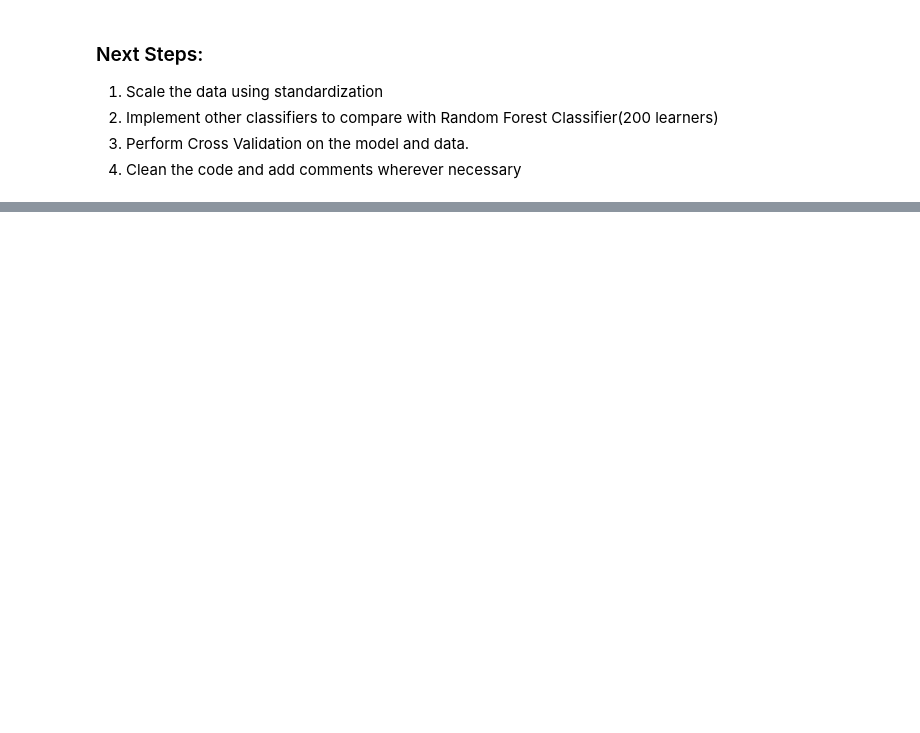
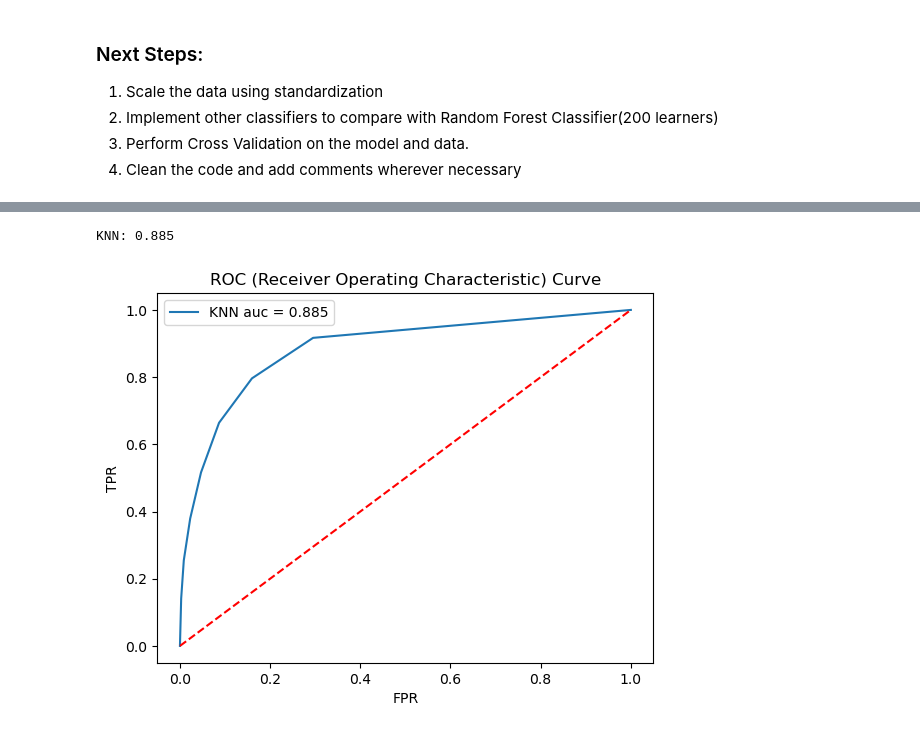
Before and after one commit to RBelgundi-6475/Term_Project_CS5644, a Jupyter notebook: Term_Project.ipynb, the cells around one changed output, grey strips where cells are left out. Saved outputs shown, nothing was run; the diff lists cells and outputs as text; code cells hidden in the pictures; blank space fills up the shorter version.

Commit message:
Added KNN model, updated stratify=y, updated AUC, ROC

```diff
--- a/Term_Project.ipynb
+++ b/Term_Project.ipynb
@@ -900,3 +912,7 @@ plt.show()
 2. Implement other classifiers to compare with Random Forest Classifier(200 learners)
 3. Perform Cross Validation on the model and data.
 4. Clean the code and add comments wherever necessary
+# %%
+features = list(scores_df[scores_df['Importance']>=0.001]['Features'])
+print(features)
+print('Length:',len(features))
@@ -903,6 +922,14 @@ plt.show()
+# %%
+#### Note: As features are finalized we can now go ahead with standardization
+# def standardize_data(df):
+columns = ['Distance(mi)', 'duration_hours', 'Pressure(in)', 'Temperature(F)', 'duration_months', 'Visibility(mi)']
+for col in columns:
+    X[col] = (X[col] - X[col].mean()/X[col].std())
+# stand_df = (df - df.mean(numeric_only=True))/(df.std(numeric_only=True))
+    # return stand_df
 # %%
 from sklearn.model_selection import train_test_split
-X_train,X_test,y_train,y_test = train_test_split(X[features].values,y.values,test_size=0.2,shuffle=True,random_state=42)
+X_train,X_test,y_train,y_test = train_test_split(X[features].values,y.values,test_size=0.2,shuffle=True,random_state=42,stratify=y)
 # %%
 ### K Nearest Negihbors (KNN) Classifier
 from sklearn.neighbors import KNeighborsClassifier
@@ -915,0 +954,18 @@ print(classification_report(y_test,y_pred_knn))
+# %%
+# n_estimators = 200, duration_hours,civil_twilight,pressure(in),start_lat,end_lat included
+# After Standardization
+# Threshold = 0.005
+y_proba_knn = classifier.predict_proba(X_test)[::,-1] # 200 trees
+knn_fpr, knn_tpr,_ = metrics.roc_curve(y_test,y_proba_knn)
+auc_knn = metrics.roc_auc_score(y_test,y_proba_knn)
+print('KNN:',auc_knn.round(3))
+plt.plot(knn_fpr, knn_tpr, label = f'KNN auc = {auc_knn:.3f}' )
+plt.plot(knn_fpr, knn_fpr, 'r--')
+plt.xlabel('FPR')
+plt.ylabel('TPR')
+plt.title('ROC (Receiver Operating Characteristic) Curve')
+plt.legend()
+plt.show()
+# %% [output]
+KNN: 0.885
+[figure, added]
```
Also changed, not shown: parts of 18 cells of this notebook.
